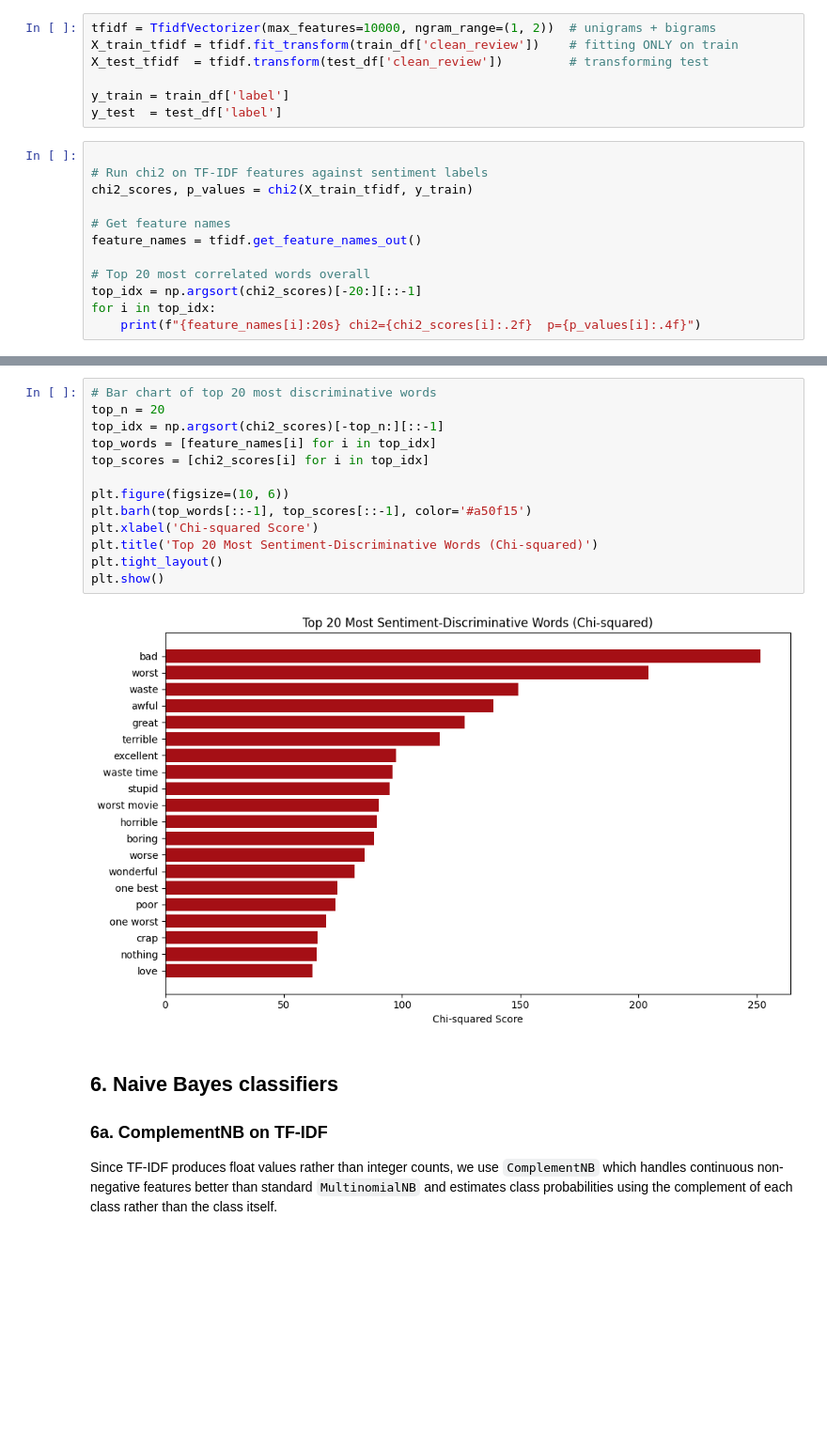
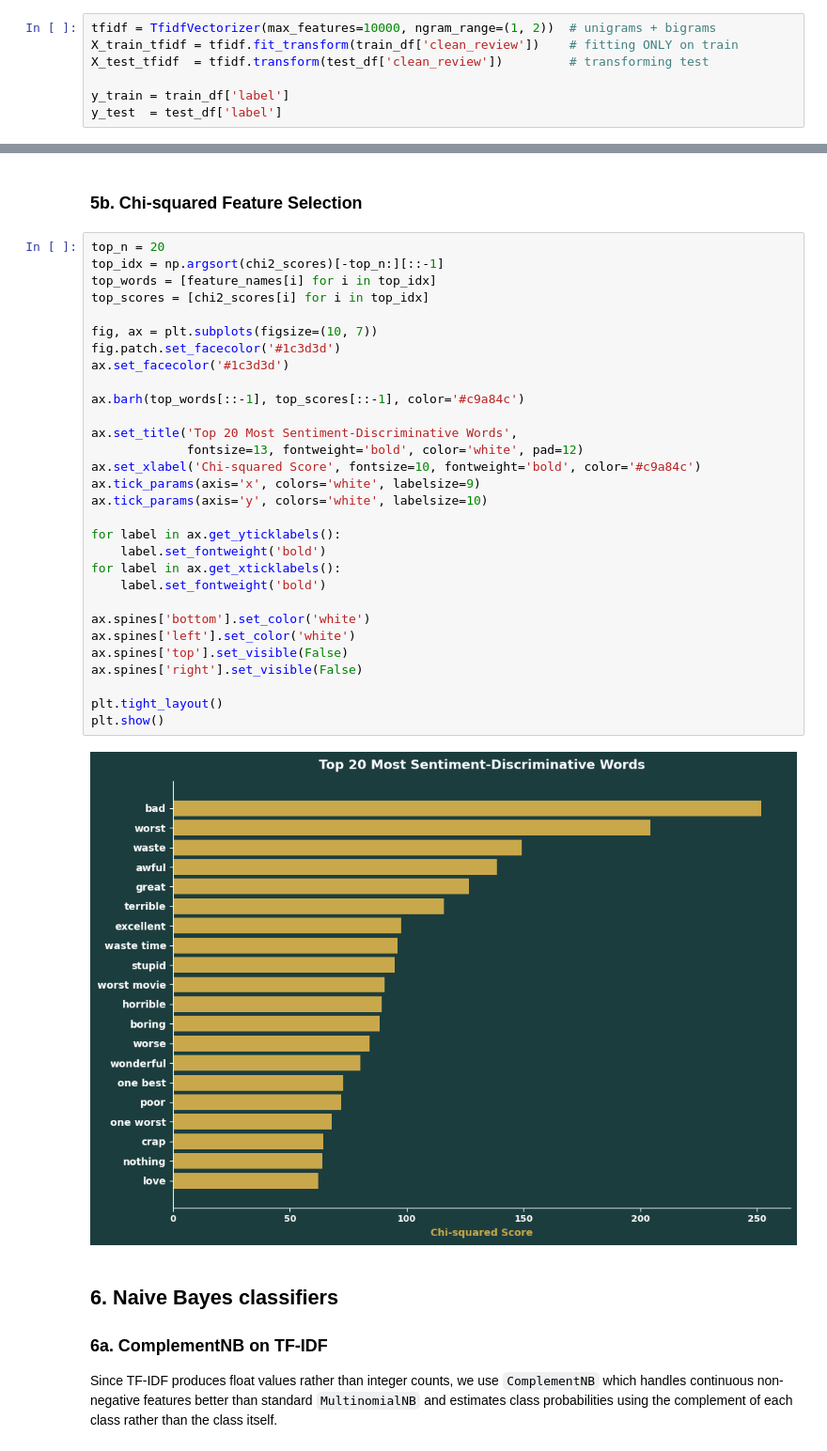
Before and after one commit to tylerksoong/final-project, a Jupyter notebook: Final_project.ipynb, the cells around one changed output, grey strips where cells are left out. Shown at 94% size. Saved outputs shown, nothing was run; the diff lists cells and outputs as text; blank space fills up the shorter version.

```diff
--- a/Final_project.ipynb
+++ b/Final_project.ipynb
@@ -161,15 +161,3 @@ X_test_tfidf  = tfidf.transform(test_df['clean_review'])         # transforming
 
 y_train = train_df['label']
 y_test  = test_df['label']
-# %%
-
-# Run chi2 on TF-IDF features against sentiment labels
-chi2_scores, p_values = chi2(X_train_tfidf, y_train)
-
-# Get feature names
-feature_names = tfidf.get_feature_names_out()
-
-# Top 20 most correlated words overall
-top_idx = np.argsort(chi2_scores)[-20:][::-1]
-for i in top_idx:
-    print(f"{feature_names[i]:20s} chi2={chi2_scores[i]:.2f}  p={p_values[i]:.4f}")
@@ -235,18 +213,37 @@ every episode        1                     6.7446               0.1978
+# %% [markdown]
+### 5b. Chi-squared Feature Selection
 # %%
-# Bar chart of top 20 most discriminative words
 top_n = 20
 top_idx = np.argsort(chi2_scores)[-top_n:][::-1]
 top_words = [feature_names[i] for i in top_idx]
 top_scores = [chi2_scores[i] for i in top_idx]
 
-plt.figure(figsize=(10, 6))
-plt.barh(top_words[::-1], top_scores[::-1], color='#a50f15')
-plt.xlabel('Chi-squared Score')
-plt.title('Top 20 Most Sentiment-Discriminative Words (Chi-squared)')
+fig, ax = plt.subplots(figsize=(10, 7))
+fig.patch.set_facecolor('#1c3d3d')
+ax.set_facecolor('#1c3d3d')
+
+ax.barh(top_words[::-1], top_scores[::-1], color='#c9a84c')
+
+ax.set_title('Top 20 Most Sentiment-Discriminative Words',
+             fontsize=13, fontweight='bold', color='white', pad=12)
+ax.set_xlabel('Chi-squared Score', fontsize=10, fontweight='bold', color='#c9a84c')
+ax.tick_params(axis='x', colors='white', labelsize=9)
+ax.tick_params(axis='y', colors='white', labelsize=10)
+
+for label in ax.get_yticklabels():
+    label.set_fontweight('bold')
+for label in ax.get_xticklabels():
+    label.set_fontweight('bold')
+
+ax.spines['bottom'].set_color('white')
+ax.spines['left'].set_color('white')
+ax.spines['top'].set_visible(False)
+ax.spines['right'].set_visible(False)
+
 plt.tight_layout()
 plt.show()
 # %% [output]
-[figure, old version]
+[figure, new version]
 # %% [markdown]
 ## 6. Naive Bayes classifiers
 
```
Also changed, not shown: parts of 7 cells of this notebook.
